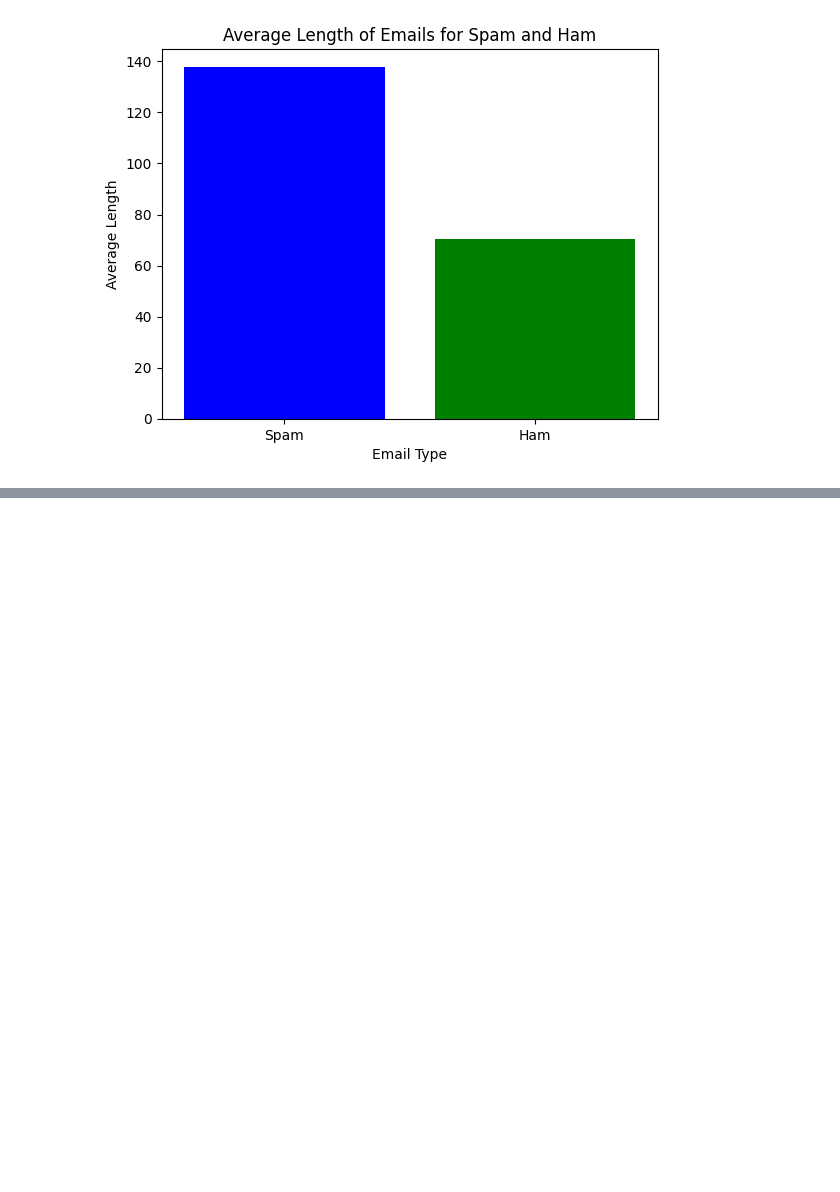
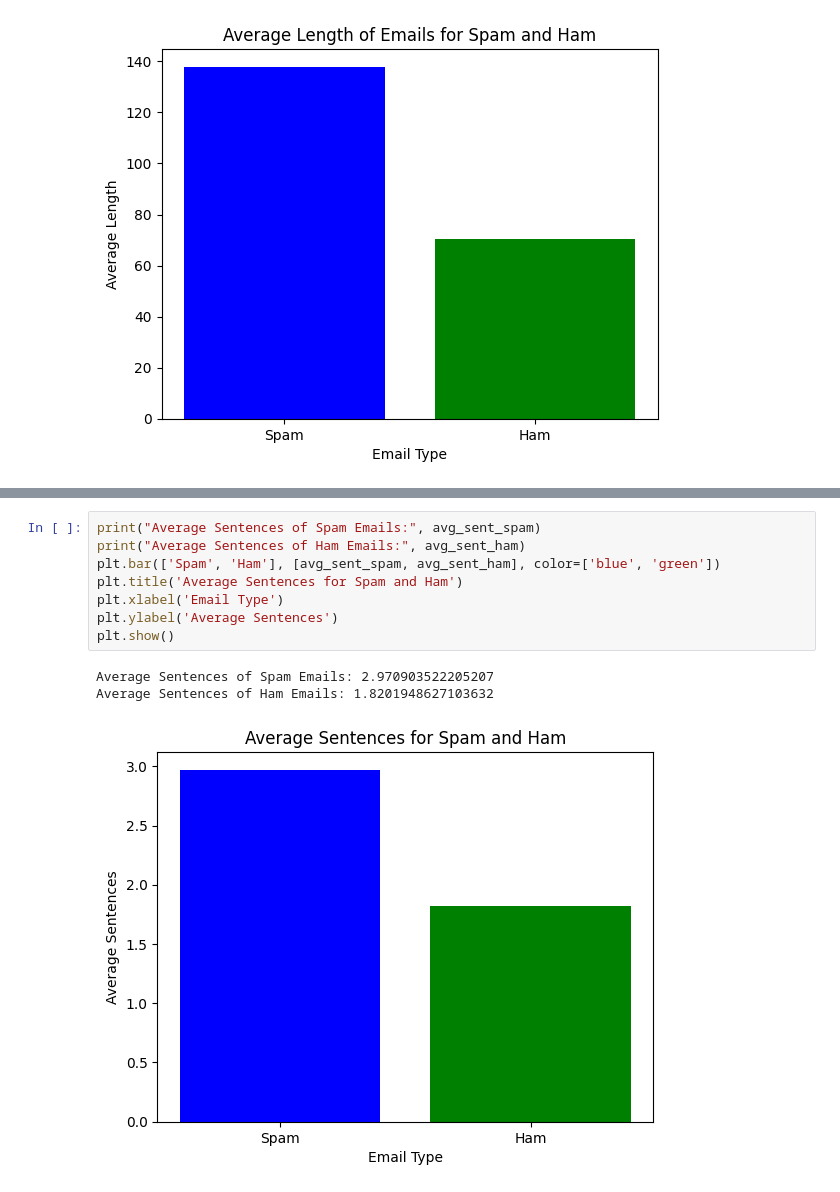
Before and after one commit to sameershrestha00/Spam-filter, a Jupyter notebook: spam_filter.ipynb, the cells around one changed output, grey strips where cells are left out. Drawn from its saved outputs; the diff is of its cells as text; blank space fills up the shorter version.

```diff
--- a/spam_filter.ipynb
+++ b/spam_filter.ipynb
@@ -131,0 +150,12 @@ Average Length of Ham Emails: 70.45925597874225
+# %%
+print("Average Sentences of Spam Emails:", avg_sent_spam)
+print("Average Sentences of Ham Emails:", avg_sent_ham)
+plt.bar(['Spam', 'Ham'], [avg_sent_spam, avg_sent_ham], color=['blue', 'green'])
+plt.title('Average Sentences for Spam and Ham')
+plt.xlabel('Email Type')
+plt.ylabel('Average Sentences')
+plt.show()
+# %% [output]
+Average Sentences of Spam Emails: 2.970903522205207
+Average Sentences of Ham Emails: 1.8201948627103632
+[figure, added]
```
Also changed, not shown: parts of 4 cells of this notebook.
